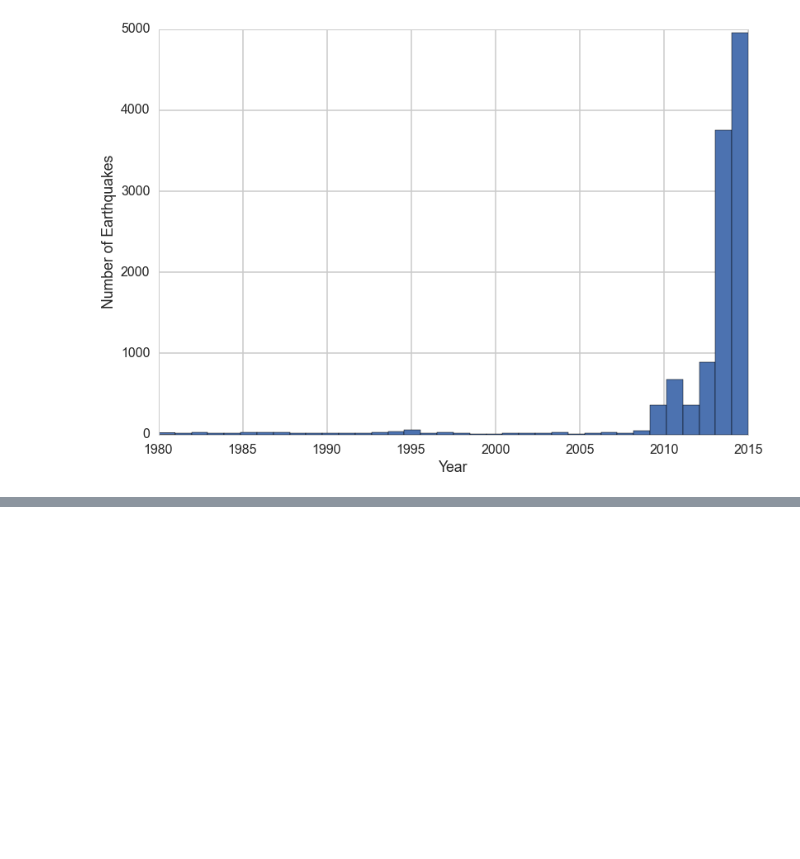
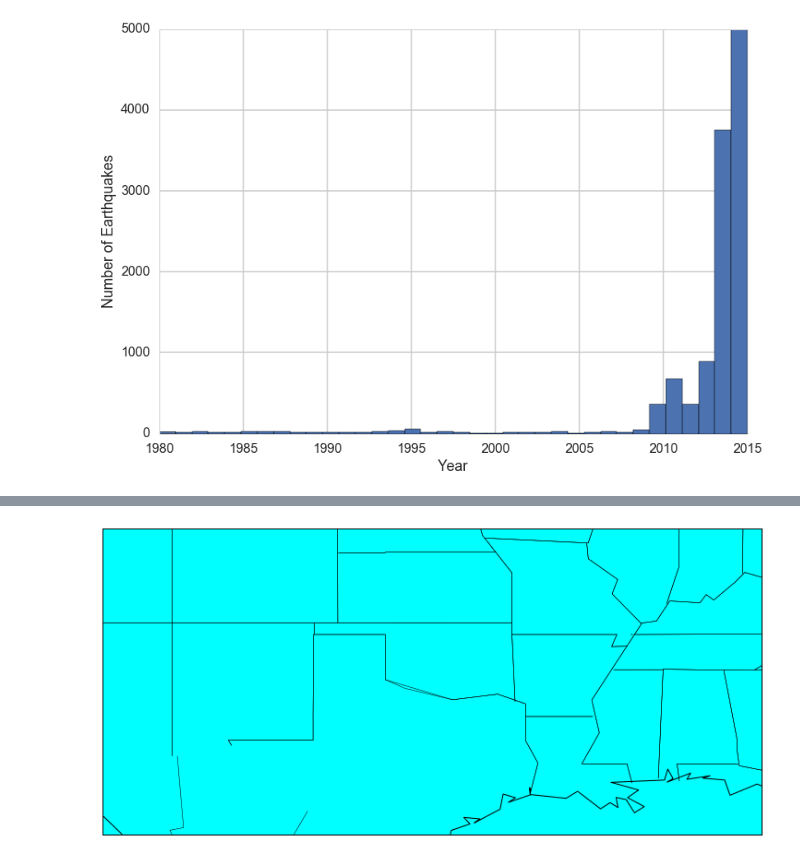
Before and after one commit to tperol/earthquake-clusters, a Jupyter notebook: explore_data_eric.ipynb, the cells around one changed output, grey strips where cells are left out. Saved outputs shown, nothing was run; the diff lists cells and outputs as text; code cells hidden in the pictures; blank space fills up the shorter version.

```diff
--- a/explore_data_eric.ipynb
+++ b/explore_data_eric.ipynb
@@ -146,0 +147,19 @@ plt.ylabel('Number of Earthquakes')
+# %%
+#REQUIRES INSTALLATION conda install basemap
+from mpl_toolkits.basemap import Basemap
+import matplotlib.pyplot as plt
+import numpy as np
+
+map = Basemap(llcrnrlon=int(min(since_1980_df.longitude))-10, llcrnrlat=int(min(since_1980_df.latitude))-5,
+              urcrnrlon=int(max(since_1980_df.longitude))+10, urcrnrlat=int(max(since_1980_df.latitude))+5)
+              #resolution='i', projection='tmerc', lat_0 = 39.5, lon_0 = -3.25)
+
+map.drawmapboundary(fill_color='aqua')
+map.drawcoastlines()
+map.drawstates()
+
+#int(min(since_1980_df.latitude)), int(max(since_1980_df.latitude))+1, length
+
+plt.show()
+# %% [output]
+[figure, added]
```
Also changed, not shown: parts of 1 cell of this notebook.
